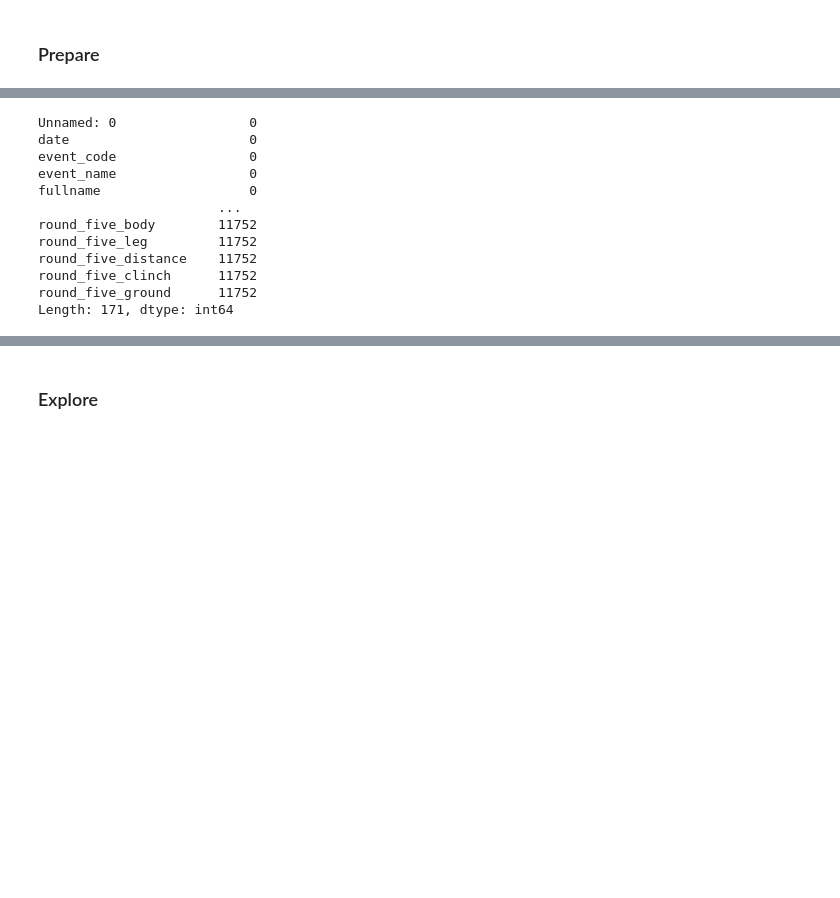
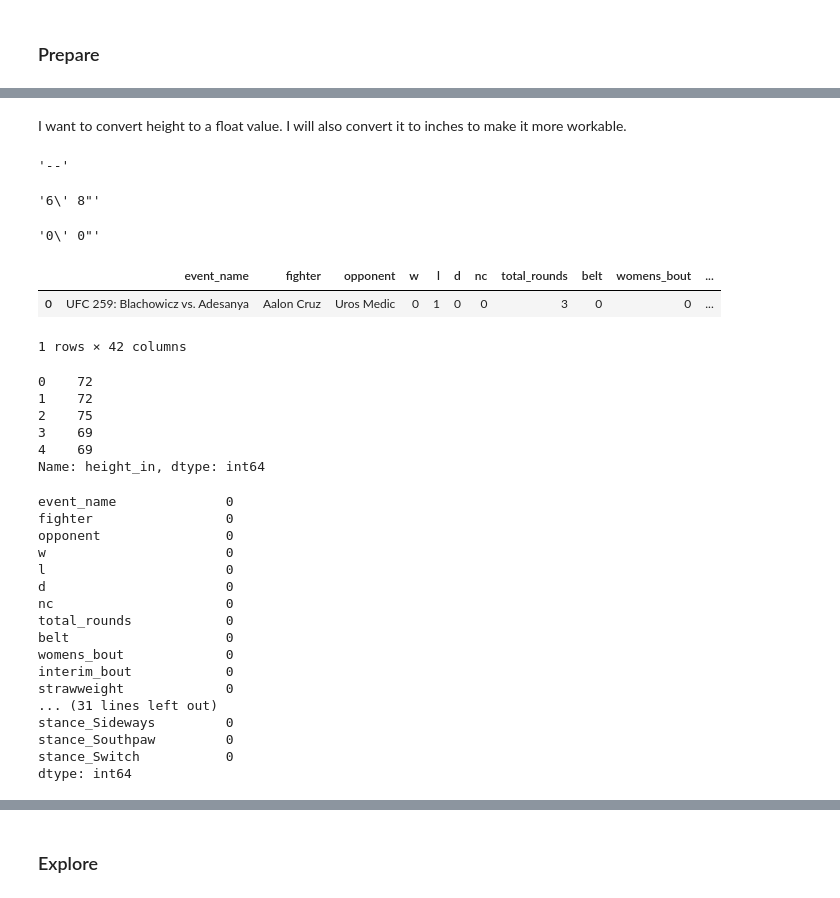
Before and after one commit to chloerwhitaker/UFC-Project, a Jupyter notebook: Scratchpad.ipynb, the cells around one changed output, grey strips where cells are left out. Saved outputs shown, nothing was run; the diff lists cells and outputs as text; code cells hidden in the pictures; blank space fills up the shorter version.

```diff
--- a/Scratchpad.ipynb
+++ b/Scratchpad.ipynb
@@ -80,0 +170,2 @@ memory usage: 15.9+ MB
+# %% [markdown]
+I want to convert height to a float value. I will also convert it to inches to make it more workable.
@@ -80,0 +174,8 @@ memory usage: 15.9+ MB
+# %%
+ufc_cleaned.height.min()
+# %% [output]
+'--'
+# %%
+ufc_cleaned.height.max()
+# %% [output]
+'6\' 8"'
@@ -80,0 +184,6 @@ memory usage: 15.9+ MB
+# %%
+ufc_cleaned['height'].replace({'--': "0' 0\""}, inplace=True)
+# %%
+ufc_cleaned.height.min()
+# %% [output]
+'0\' 0"'
@@ -80,0 +192,7 @@ memory usage: 15.9+ MB
+# %%
+def parse_ht(ht):
+    # format: 7' 0.0"
+    ht_ = ht.split("' ")
+    ft_ = float(ht_[0])
+    in_ = float(ht_[1].replace("\"",""))
+    return (12*ft_) + in_
@@ -80,0 +201,8 @@ memory usage: 15.9+ MB
+# %%
+ufc_cleaned["height_in"] = ufc_cleaned["height"].apply(lambda x:parse_ht(x))
+# %%
+ufc_cleaned.head(1)
+# %% [output]
+|  | event_name | fighter | opponent | w | l | d | nc | total_rounds | belt | womens_bout | ... |
+| 0 | UFC 259: Blachowicz vs. Adesanya | Aalon Cruz | Uros Medic | 0 | 1 | 0 | 0 | 3 | 0 | 0 | ... |
+1 rows × 42 columns
@@ -80,0 +213,9 @@ memory usage: 15.9+ MB
+# %%
+ufc_cleaned.height_in.head()
+# %% [output]
+0    72
+1    72
+2    75
+3    69
+4    69
+Name: height_in, dtype: int64
@@ -81,15 +224,20 @@ memory usage: 15.9+ MB
 # %%
-ufc.isnull().sum()
+ufc_cleaned.isnull().sum()
 # %% [output]
-Unnamed: 0                 0
-date                       0
-event_code                 0
-event_name                 0
-fullname                   0
-                       ...
-round_five_body        11752
-round_five_leg         11752
-round_five_distance    11752
-round_five_clinch      11752
-round_five_ground      11752
-Length: 171, dtype: int64
+event_name              0
+fighter                 0
+opponent                0
+w                       0
+l                       0
+d                       0
+nc                      0
+total_rounds            0
+belt                    0
+womens_bout             0
+interim_bout            0
+strawweight             0
+... (31 lines left out)
+stance_Sideways         0
+stance_Southpaw         0
+stance_Switch           0
+dtype: int64
```
Also changed, not shown: parts of 61 cells of this notebook.
